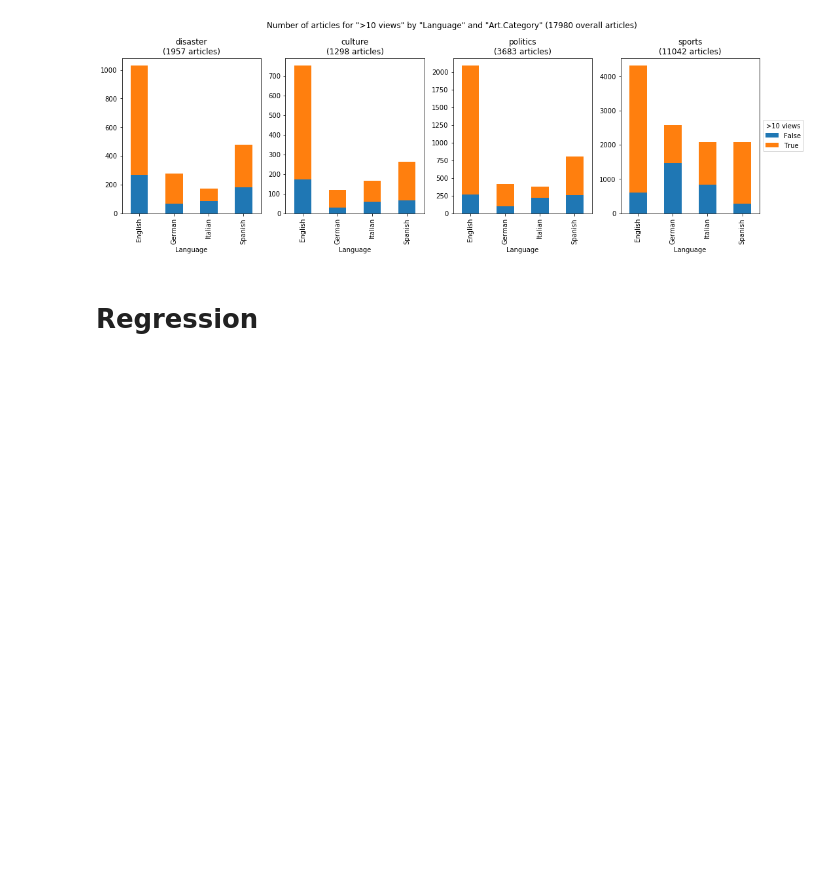
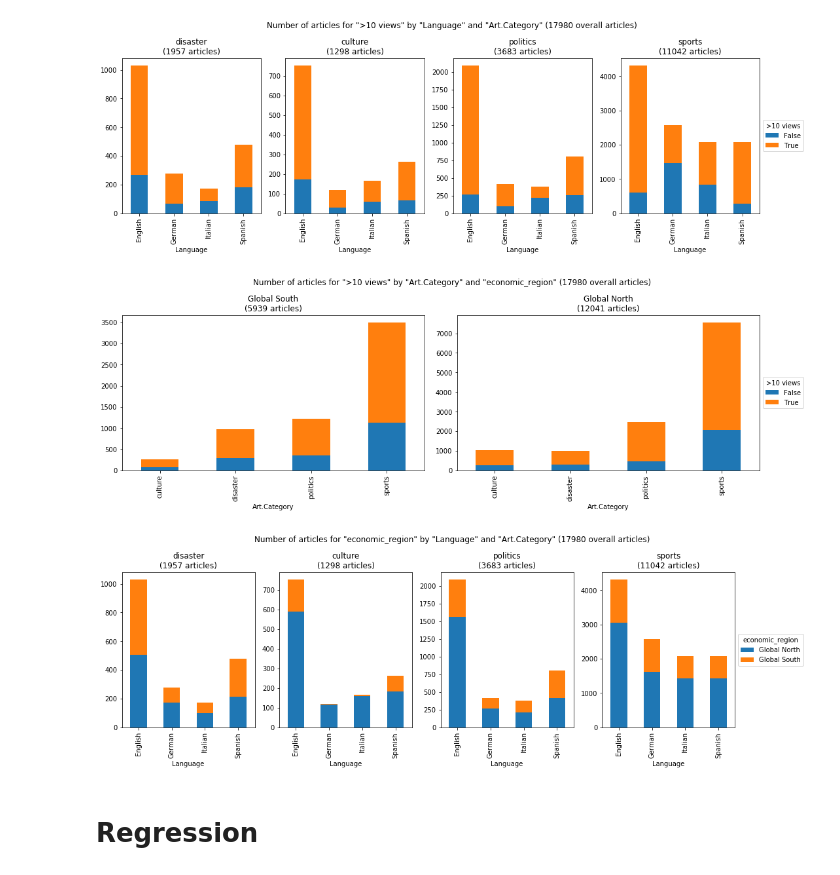
Before and after one commit to ruptho/wiki-event-bias, a Jupyter notebook: logreg_minviews.ipynb, the cells around one changed output. Drawn from its saved outputs; the diff is of its cells as text; code cells hidden in the pictures; blank space fills up the shorter version.

```diff
--- a/logreg_minviews.ipynb
+++ b/logreg_minviews.ipynb
@@ -131,6 +145,12 @@ plot_cat_by_cat_variable(df_crawled, col_plot='cat', col_x = 'code', col_bar='no
 # %% [output]
 [figure]
 [figure]
+# %%
+plot_cat_by_cat_variable(df_crawled, col_plot='economic_region', col_x = 'cat', col_bar='noticed', stacked=True, sharey=False, figsize=(15, 5))
+plot_cat_by_cat_variable(df_crawled, col_plot='cat', col_x = 'code', col_bar='economic_region', stacked=True, sharey=False, figsize=(15, 5))
+# %% [output]
+[figure, added]
+[figure, added]
 # %% [markdown]
 # Regression
 # %%
```
Also changed, not shown: parts of 5 cells of this notebook, 3 other files.
